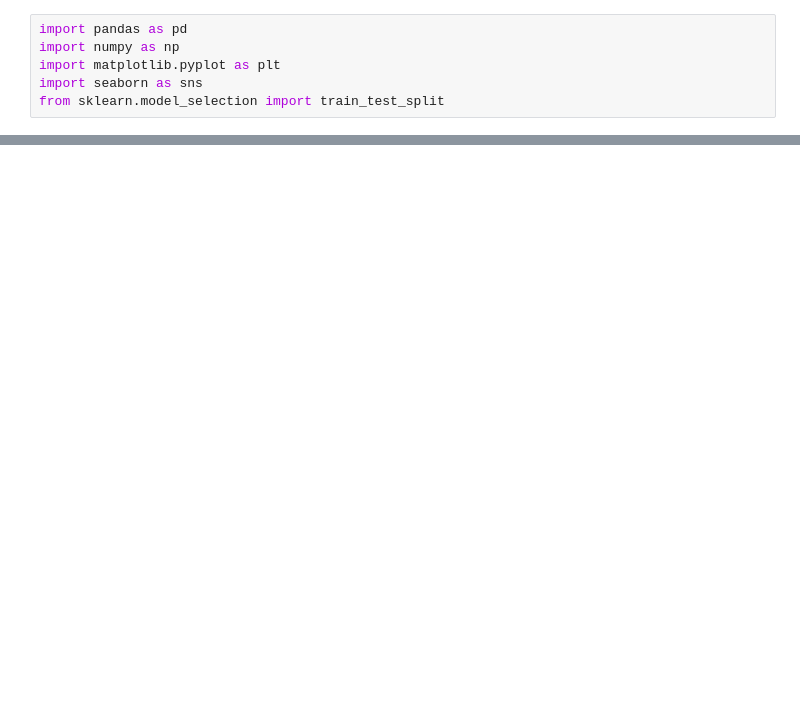
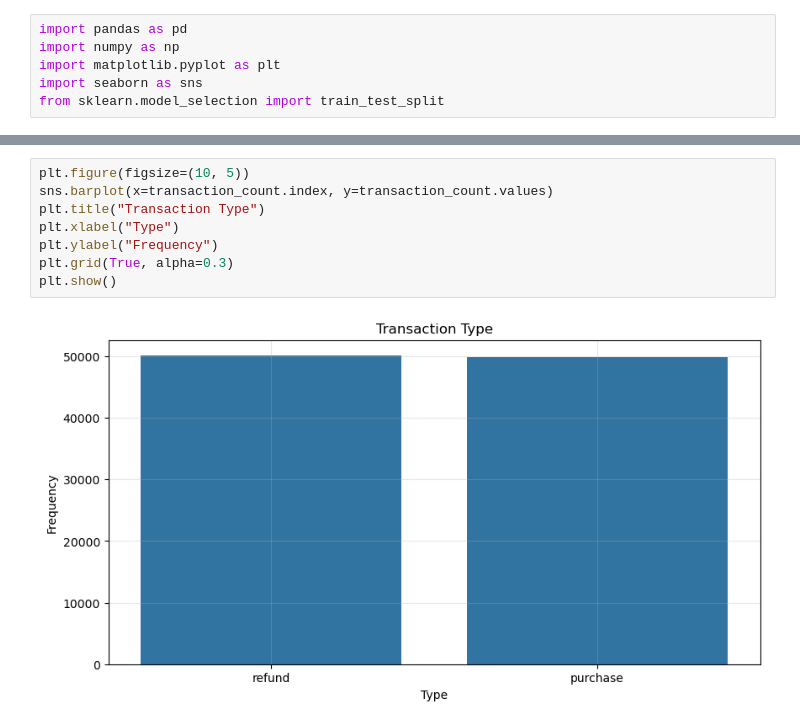
Before and after one commit to Yash-Codes07/DecodeLabs_Tasks, a Jupyter notebook: TASK_2/notebooks/Project2.ipynb, the cells around one changed output, grey strips where cells are left out. Drawn from its saved outputs; the diff is of its cells as text; blank space fills up the shorter version.

Commit message:
Fix :- More Analysis And Visuals

```diff
--- a/TASK_2/notebooks/Project2.ipynb
+++ b/TASK_2/notebooks/Project2.ipynb
@@ -85,0 +81,10 @@ df.describe(include="number")
+# %%
+plt.figure(figsize=(10, 5))
+sns.barplot(x=transaction_count.index, y=transaction_count.values)
+plt.title("Transaction Type")
+plt.xlabel("Type")
+plt.ylabel("Frequency")
+plt.grid(True, alpha=0.3)
+plt.show()
+# %% [output]
+[figure, added]
```
Also changed, not shown: parts of 18 cells of this notebook, 1 other file.
